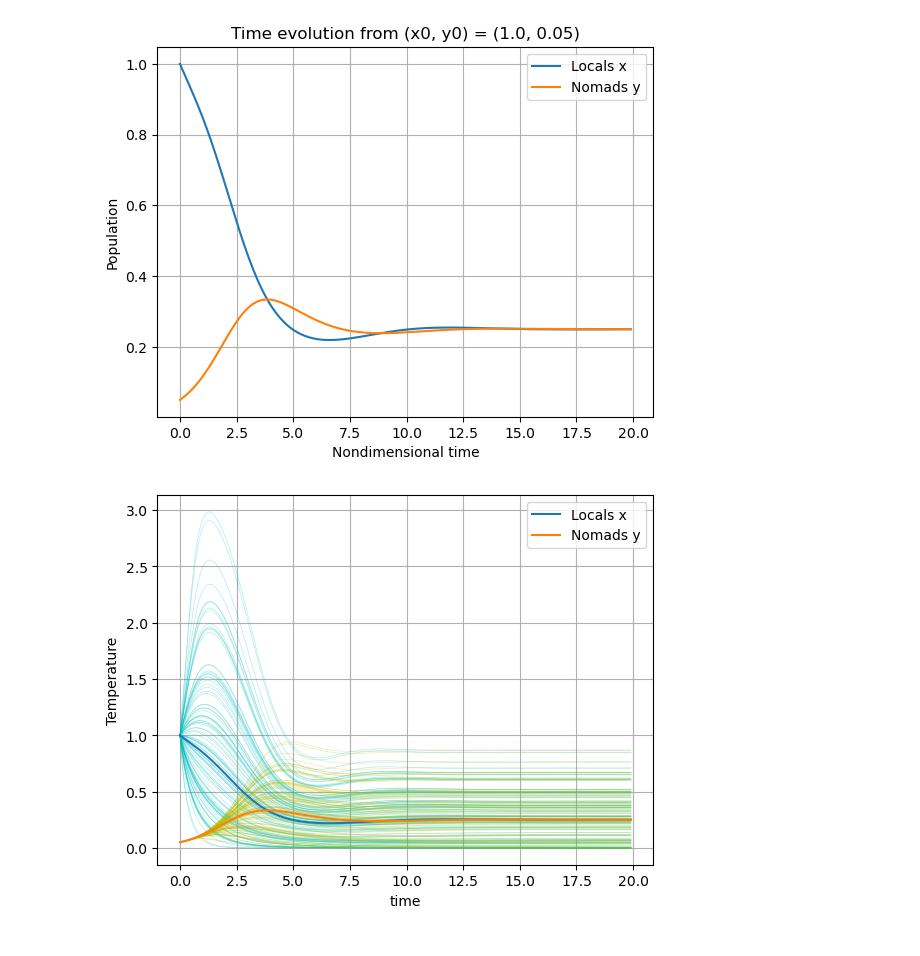
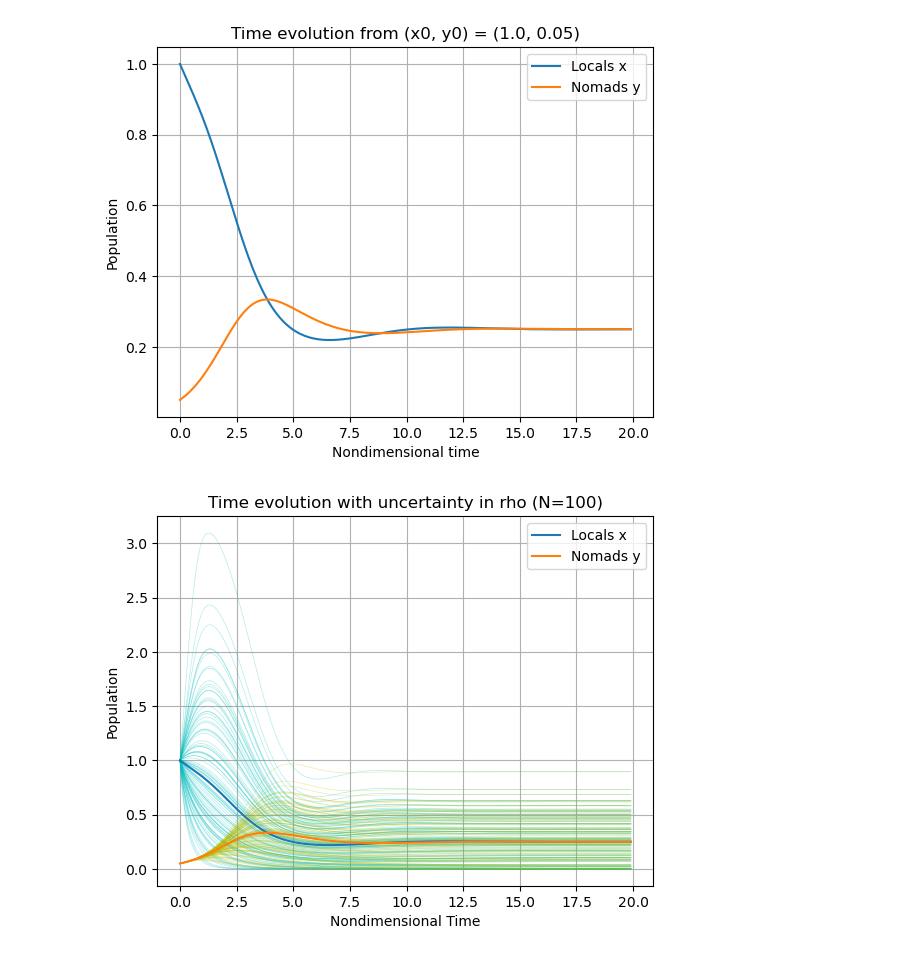
Before and after one commit to ethnwng/461-U1-housing-analysis, a Jupyter notebook: Unit1-HousingAnalysis.ipynb, the cells around one changed output. Drawn from its saved outputs; the diff is of its cells as text; code cells hidden in the pictures.

Commit message:
added title, fixed axis titles

```diff
--- a/Unit1-HousingAnalysis.ipynb
+++ b/Unit1-HousingAnalysis.ipynb
@@ -166,27 +166,28 @@ plt.show()
 # %%
 #Uncertainty analysis -- add in the noise to rho, mu, sigma
 N = 100
 T_sols = []
 
 for i in range(N):
     rho = 1.0 + np.random.normal(0, 1, 1)
     T = spi.odeint(f, u0,t)
     T_sols.append(T)
     plt.plot(t,T[:,0],'-c',alpha=0.3,linewidth=0.5)
     plt.plot(t,T[:,1],'-y',alpha=0.3,linewidth=0.5)
 
 #convert T_sols to array to find mean -- python stores as list, need array
 T_average = np.array(T_sols)
 
 plt.plot(t, u[:,0], label='Locals x')
 plt.plot(t, u[:,1], label='Nomads y')
+plt.title("Time evolution with uncertainty in rho (N=100)")
 plt.legend()
 plt.grid(True)
-plt.xlabel('time')
-plt.ylabel('Temperature')
+plt.xlabel('Nondimensional Time')
+plt.ylabel('Population')
 plt.show()
 # %% [output]
-[figure, old version]
+[figure, new version]
 # %%
 #Uncertainty analysis -- add in the noise to rho, mu, sigma
 N = 100
```
Also changed, not shown: parts of 2 cells of this notebook.
